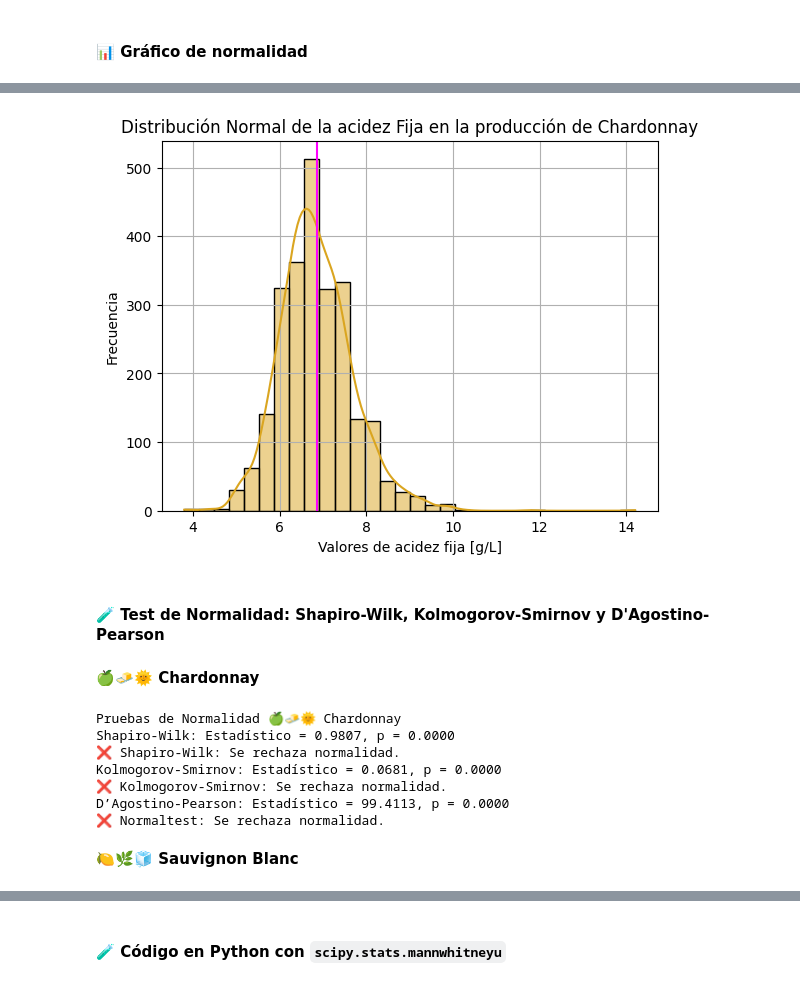
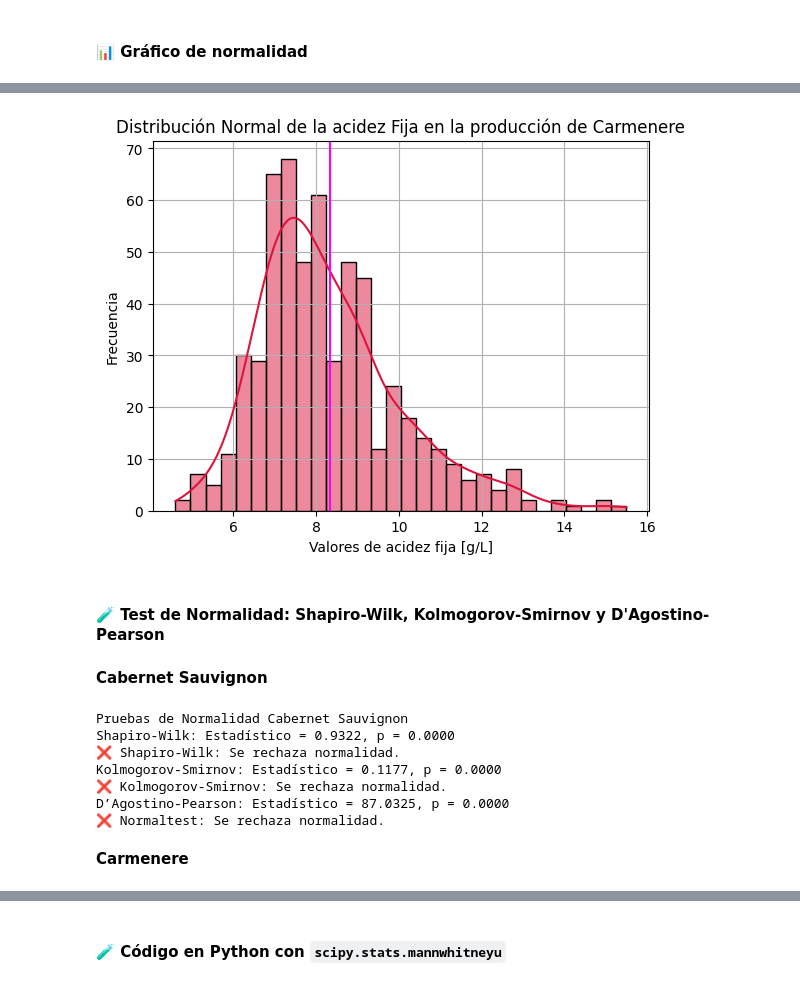
Before and after one commit to diadasiachilensis/data-science, a Jupyter notebook: ejercicios/9.vino-tinto/analisis.ipynb, the cells around one changed output, grey strips where cells are left out. Drawn from its saved outputs; the diff is of its cells as text; code cells hidden in the pictures.

```diff
--- a/ejercicios/9.vino-tinto/analisis.ipynb
+++ b/ejercicios/9.vino-tinto/analisis.ipynb
@@ -168,7 +168,7 @@ graf_normalidad(data=cabernet,color="darkred",nombre="Sauvignon Blanc",media=m_s
 # %%
-graf_normalidad(data=sauvignon,color="goldenrod",nombre="Chardonnay",media=m_ch,nombre_ejex="Valores de acidez fija [g/L]",nombre_ejey="Frecuencia")
+graf_normalidad(data=carmenere,color="crimson",nombre="Carmenere",media=m_ca,nombre_ejex="Valores de acidez fija [g/L]",nombre_ejey="Frecuencia")
 # %% [output]
-[figure, old version]
+[figure, new version]
 # %% [markdown]
 #### **🧪 Test de Normalidad: Shapiro-Wilk, Kolmogorov-Smirnov y D'Agostino-Pearson**
 # %%
@@ -199,17 +199,17 @@ def test_normal(data,nombre):
     else:
         print("❌ Normaltest: Se rechaza normalidad.")
 # %% [markdown]
-**🍏🧈🌞 Chardonnay**
+**Cabernet Sauvignon**
 # %%
-test_normal(chardonnay,"🍏🧈🌞 Chardonnay")
+test_normal(cabernet,"Cabernet Sauvignon")
 # %% [output]
-Pruebas de Normalidad 🍏🧈🌞 Chardonnay
-Shapiro-Wilk: Estadístico = 0.9807, p = 0.0000
+Pruebas de Normalidad Cabernet Sauvignon
+Shapiro-Wilk: Estadístico = 0.9322, p = 0.0000
 ❌ Shapiro-Wilk: Se rechaza normalidad.
-Kolmogorov-Smirnov: Estadístico = 0.0681, p = 0.0000
+Kolmogorov-Smirnov: Estadístico = 0.1177, p = 0.0000
 ❌ Kolmogorov-Smirnov: Se rechaza normalidad.
-D’Agostino-Pearson: Estadístico = 99.4113, p = 0.0000
+D’Agostino-Pearson: Estadístico = 87.0325, p = 0.0000
 ❌ Normaltest: Se rechaza normalidad.
 # %% [markdown]
-**🍋🌿🧊 Sauvignon Blanc**
+**Carmenere**
 # %%
```
Also changed, not shown: parts of 27 cells of this notebook, 1 other file.
